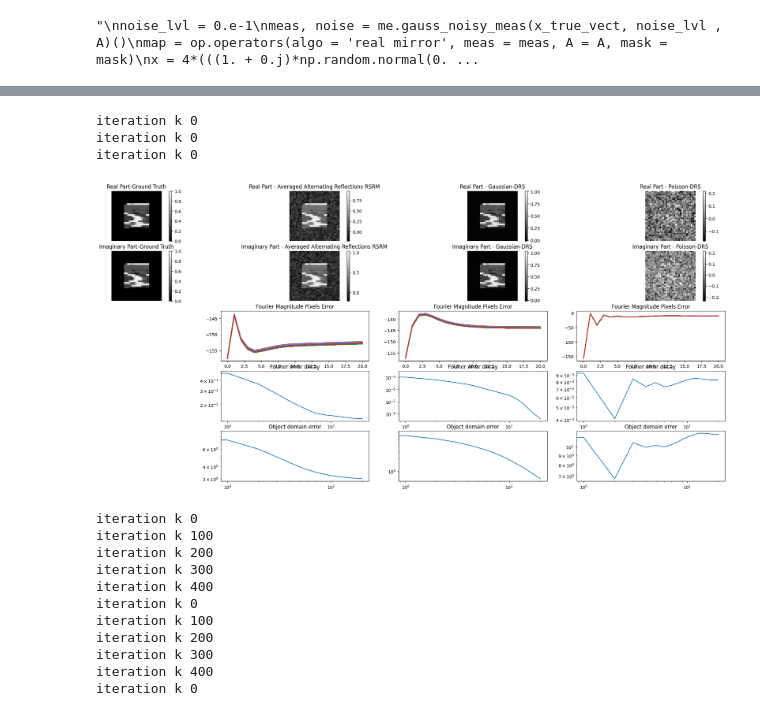
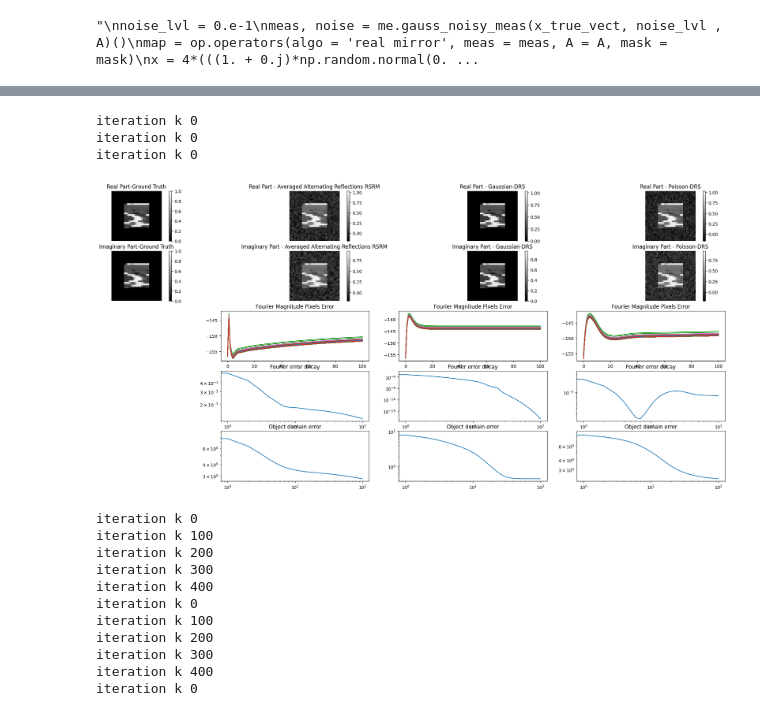
Before and after one commit to JeremieSefo/PhaseRetrievalMirror, a Jupyter notebook: retrieve phase.ipynb, the cells around one changed output, grey strips where cells are left out. Cells and saved outputs as stored; diff of their text form; code cells hidden in the pictures.

Commit message:
Gaussian DRS is the best

```diff
--- a/retrieve phase.ipynb
+++ b/retrieve phase.ipynb
@@ -133,38 +133,38 @@ Algos = ['Poisson-DRS',  'Averaged Alternating Reflections RSRM', 'Averaged Alte
 #Algos_group.append(Algos)
 Algos = ['Poisson-DRS', 'Poisson-DRS + TV', 'Gaussian-DRS'  ] # , 'Hybrid Input-Output' 'No Support prior', 'Gerchberg-Saxton', 'Error Reduction', 'real mirror', 'complex mirror',
 #Algos_group.append(Algos)
-Algos = ['Averaged Alternating Reflections RSRM',   'Gaussian-DRS', 'Poisson-DRS'] #,'Averaged Alternating Reflections RSRM', 'Gaussian-DRS',  'Poisson-DRS' #'Averaged Alternating Reflections', 'real mirror' , 'complex mirror'  'Poisson-DRS' 'Poisson-DRS' 'Error Reduction : support prior'
+Algos = ['Averaged Alternating Reflections RSRM',   'Gaussian-DRS', 'Poisson-DRS'] #'Poisson-DRS + TV','Averaged Alternating Reflections RSRM', 'Gaussian-DRS',  'Poisson-DRS' #'Averaged Alternating Reflections', 'real mirror' , 'complex mirror'  'Poisson-DRS' 'Poisson-DRS' 'Error Reduction : support prior'
 Algos_group.append(Algos)
 for Algos in Algos_group:
     for i in idx:
         X_sols = []
         x_true = true_images[i]
         x_true_vect = x_true.reshape(Nx * Ny, )
-        maxiter = 20
+        maxiter = 100
         kappa  = 100000
         xi = 12
         noise_lvl = 1.e-2
         noise_lvl_init = 1.e-1 #If not 0, iterative projections algo: ER, HIO, even AAR stagnate at local minima. error is 1e-7 instead of 1e-37 for instance
         meas, noise = me.gauss_noisy_meas(x_true_vect, noise_lvl , A)()
         meas = meas.flatten()
         L = 1 * op.smoothnessPara_L(A.Matrix, noise)
         #print("meas", meas)
         init = 'Gaussian'
         x0 = op.initialise(n, meas, A.Matrix, type = init, real = 1, imag = 1, x_true_vect = x_true_vect, mask = mask, noise_lvl = noise_lvl_init**(0.5) )
         for Algo in Algos:
             map = op.operators(algo = Algo, meas = meas, A = A, mask = mask)
             #print('grad', np.asarray(map.grad_f(1 + x_true_vect)))
             x_sols, space = solve.phase_retrieval(L, kappa, xi, Algo, map, mask, n, A,  A.Matrix, A.p_inv, meas, maxiter, x0,
-                                                  x_true_vect, IO_OO_HIO_beta = [1, .6, 1.], TvIter = 10, TvAlpha = 0.01, rho_Gau_Poi = [[1, 0.5], [1, .5]] ) #Gaussion rho = .5 outperforms AAR
+                                                  x_true_vect, IO_OO_HIO_beta = [1, .6, 1.], TvIter = 10, TvAlpha = 0.005, rho_Gau_Poi = [[1, 0.5], [0, .1]] ) #Gaussion rho = .5 outperforms AAR
                                                                                                                 #np.conj(A.Matrix).T #TvAlpha = 0.045 # poisson TvAlpha =0.02 #  Don't regularise Fourier
             #print(x_sols)
             X_sols.append(x_sols)
         phase_retrie_plots(i, true_images, X_sols, map, A, meas, maxiter, space, Algos )
 # %% [output]
 iteration k 0
 iteration k 0
 iteration k 0
-[figure, old version]
+[figure, new version]
 # %%
 from DisplayAlternate import phase_retrie_plots_alternate
 idx = [3]#np.arange(len(true_images)) #[0, 1] # np.arange(1)
```
Also changed, not shown: parts of 1 cell of this notebook, 1 other file.
